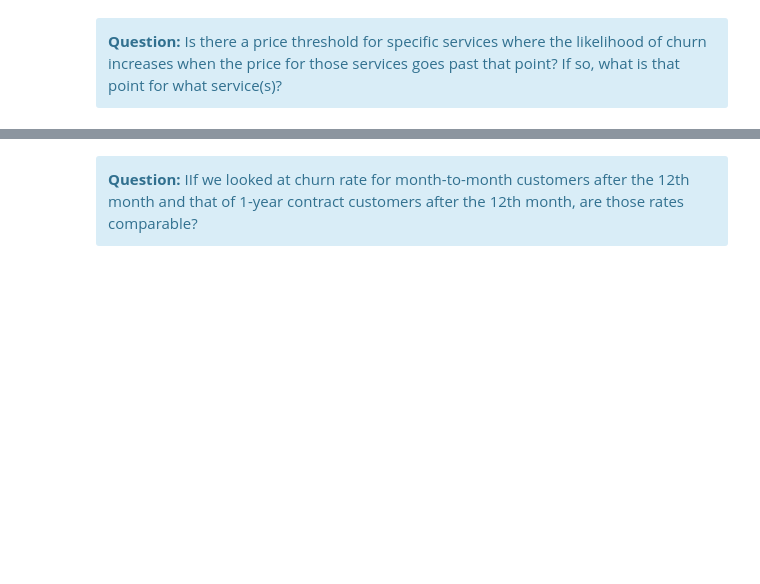
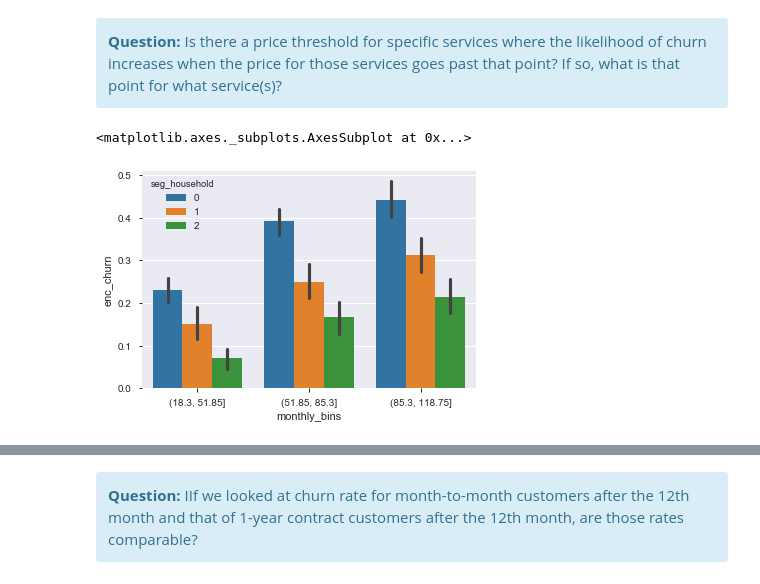
Before and after one commit to crisgiovanoni/telcochurn_project, a Jupyter notebook: Why Are Our Customers Churning.ipynb, the cells around one changed output, grey strips where cells are left out. Cells and saved outputs as stored; diff of their text form; code cells hidden in the pictures; blank space fills up the shorter version.

```diff
--- a/Why Are Our Customers Churning.ipynb
+++ b/Why Are Our Customers Churning.ipynb
@@ -311,4 +467,0 @@ Creating a new attribute `enc_phone_service` that tells what phone service types
-# %%
-enc= OrdinalEncoder(categories=[["No phone service","No","Yes"]],dtype=int)
-enc = enc.fit(train[["multiple_lines"]])
-train["enc_phone_service"] = enc.transform(train[["multiple_lines"]])
@@ -364,2 +485,3 @@ train.head()
 # %%
-train["monthly_bins"] = pd.cut(train.monthly_charges,4)
+train["monthly_bins"] = pd.cut(train.monthly_charges,3)
+train_red["monthly_bins"] = train.monthly_bins
@@ -371,3 +488,6 @@ sns.barplot(x="monthly_bins", y="enc_churn", data=train, hue="phone_service")
 # %%
-sns.barplot(x="monthly_bins", y="enc_churn", data=train, hue="phone_service")
+sns.barplot(x="monthly_bins", y="enc_churn", data=train_red, hue="seg_household")
+# %% [output]
+<matplotlib.axes._subplots.AxesSubplot at 0x...>
+[figure, added]
 # %%
```
Also changed, not shown: parts of 56 cells of this notebook, 2 other files.
